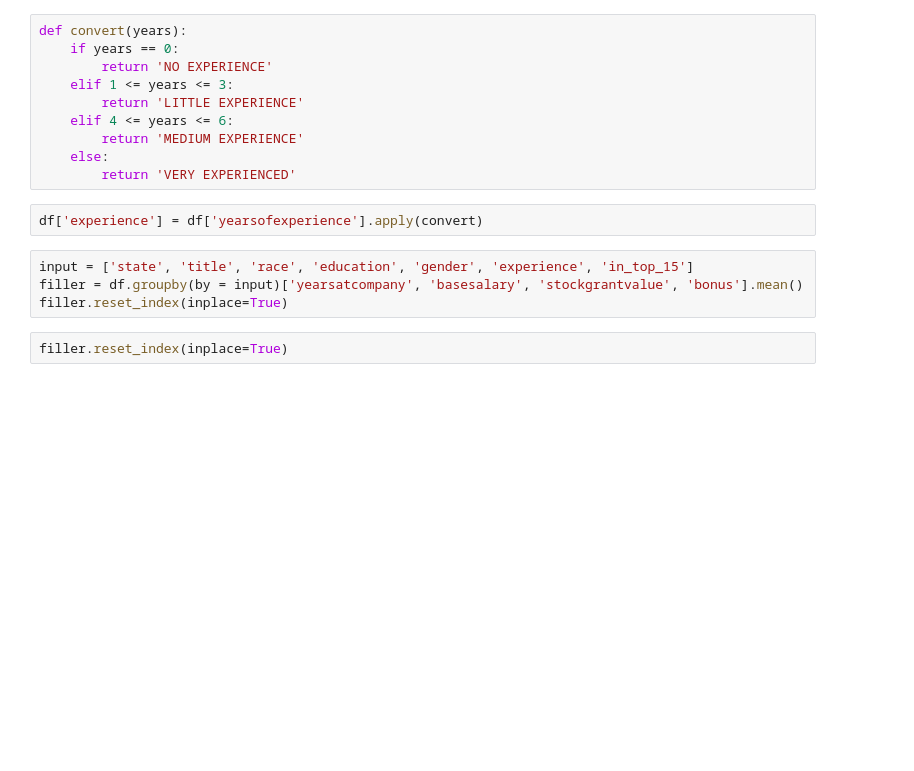
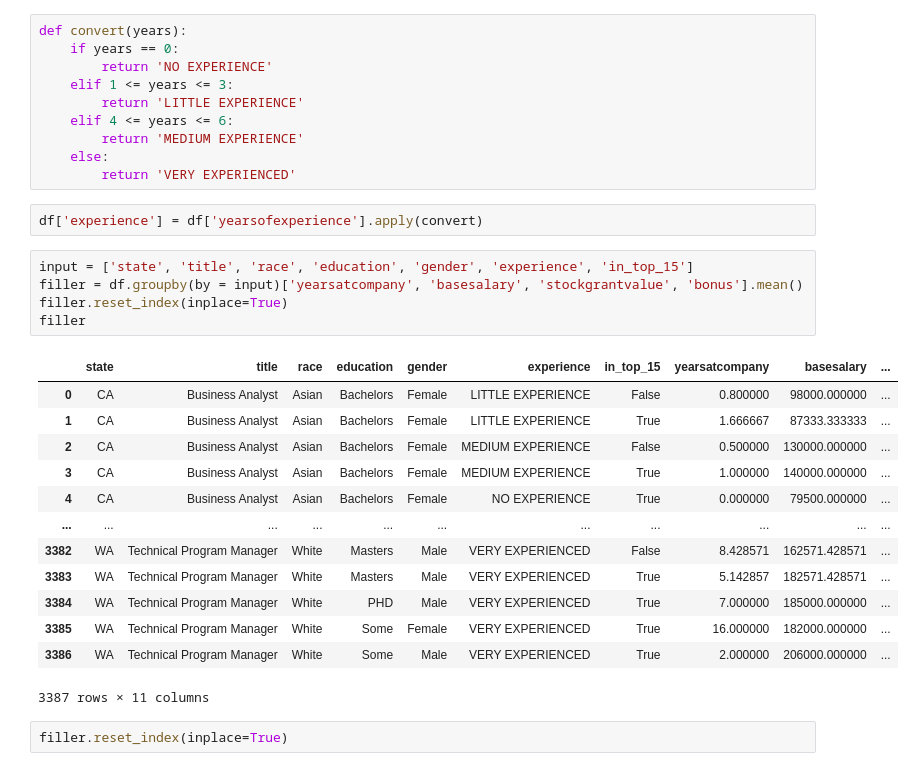
Before and after one commit to ryand0n/SC2022-BatchC-electric-pythons, a Jupyter notebook: Cassidy Cheng/predictions.ipynb, the cells around one changed output. Cells and saved outputs as stored; diff of their text form; blank space fills up the shorter version.

```diff
--- a/Cassidy Cheng/predictions.ipynb
+++ b/Cassidy Cheng/predictions.ipynb
@@ -42,7 +42,22 @@ df['experience'] = df['yearsofexperience'].apply(convert)
 # %%
 input = ['state', 'title', 'race', 'education', 'gender', 'experience', 'in_top_15']
 filler = df.groupby(by = input)['yearsatcompany', 'basesalary', 'stockgrantvalue', 'bonus'].mean()
 filler.reset_index(inplace=True)
+filler
+# %% [output]
+|  | state | title | race | education | gender | experience | in_top_15 | yearsatcompany | basesalary | ... |
+| 0 | CA | Business Analyst | Asian | Bachelors | Female | LITTLE EXPERIENCE | False | 0.800000 | 98000.000000 | ... |
+| 1 | CA | Business Analyst | Asian | Bachelors | Female | LITTLE EXPERIENCE | True | 1.666667 | 87333.333333 | ... |
+| 2 | CA | Business Analyst | Asian | Bachelors | Female | MEDIUM EXPERIENCE | False | 0.500000 | 130000.000000 | ... |
+| 3 | CA | Business Analyst | Asian | Bachelors | Female | MEDIUM EXPERIENCE | True | 1.000000 | 140000.000000 | ... |
+| 4 | CA | Business Analyst | Asian | Bachelors | Female | NO EXPERIENCE | True | 0.000000 | 79500.000000 | ... |
+| ... | ... | ... | ... | ... | ... | ... | ... | ... | ... | ... |
+| 3382 | WA | Technical Program Manager | White | Masters | Male | VERY EXPERIENCED | False | 8.428571 | 162571.428571 | ... |
+| 3383 | WA | Technical Program Manager | White | Masters | Male | VERY EXPERIENCED | True | 5.142857 | 182571.428571 | ... |
+| 3384 | WA | Technical Program Manager | White | PHD | Male | VERY EXPERIENCED | True | 7.000000 | 185000.000000 | ... |
+| 3385 | WA | Technical Program Manager | White | Some | Female | VERY EXPERIENCED | True | 16.000000 | 182000.000000 | ... |
+| 3386 | WA | Technical Program Manager | White | Some | Male | VERY EXPERIENCED | True | 2.000000 | 206000.000000 | ... |
+3387 rows × 11 columns
 # %%
 filler.reset_index(inplace=True)
 # %%
```
Also changed, not shown: parts of 4 cells of this notebook, 21 other files.
